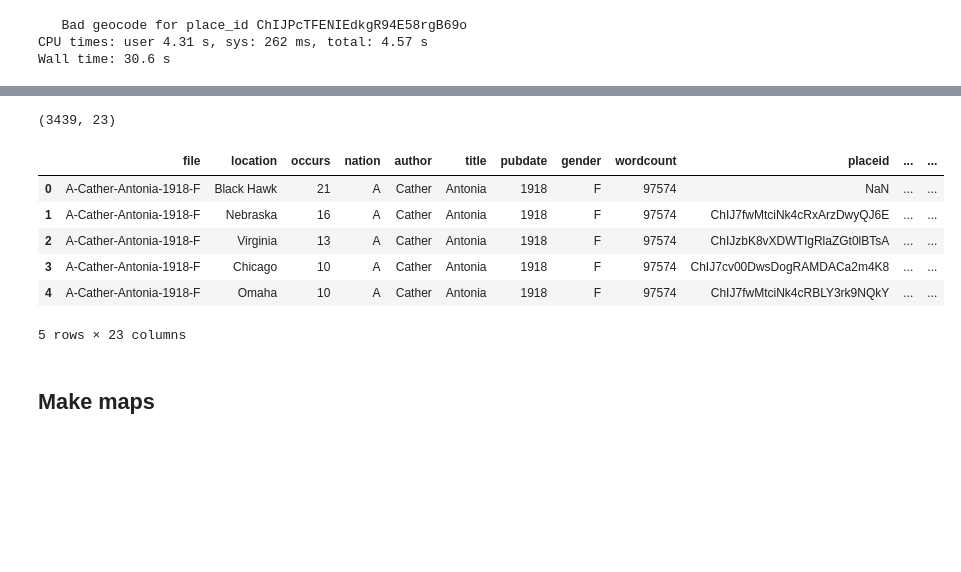
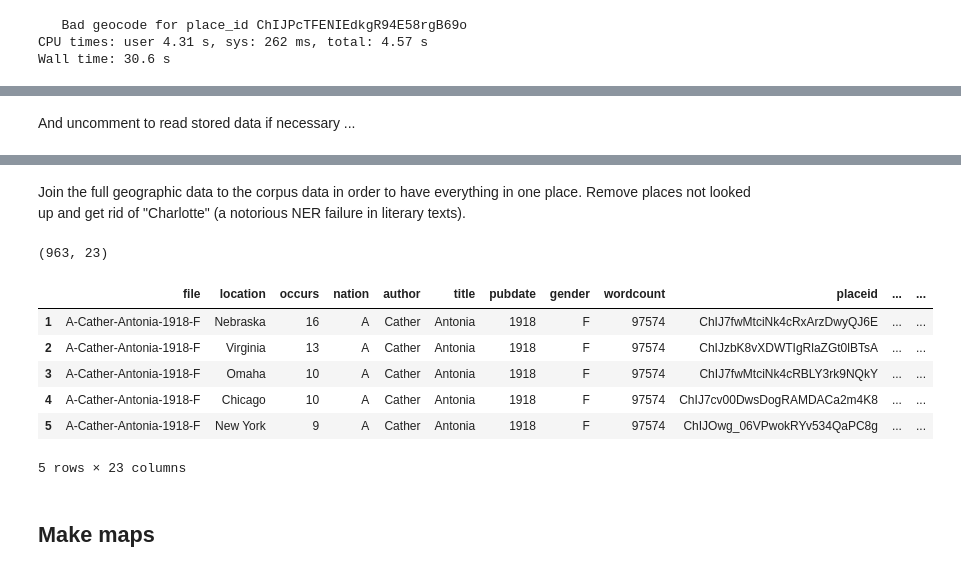
Before and after one commit to wilkens/edinburgh-masterclass, a Jupyter notebook: Notebooks/02 Textual Geography.ipynb, the cells around one changed output, grey strips where cells are left out. Saved outputs shown, nothing was run; the diff lists cells and outputs as text; code cells hidden in the pictures; blank space fills up the shorter version.

```diff
--- a/Notebooks/02 Textual Geography.ipynb
+++ b/Notebooks/02 Textual Geography.ipynb
@@ -98,9 +103,6 @@ books.head()
 
 The taged NER files are in the `..Data/NER/` directory. We need a function that will parse each one and return just the locations for further processing.
 # %%
-import pandas as pd
-import numpy as np
-
 def get_loc(line):
     '''Takes a string of NER output.
        Returns a location if found, else None.'''
@@ -115,6 +117,7 @@ def get_loc(line):
 
 def ingest_ner(f):
     '''Take a file handle for an NER output file.
+       Uses get_loc() to extract locations.
        Returns a dict of locations and counts.'''
     from collections import defaultdict
     locations = defaultdict(lambda: 0)
@@ -403,4 +479,6 @@ geodata_df.head()
 | ChIJ-bDD5__lhVQRuvNfbGh4QpQ | Washington | None | None | None | United States | Washington, USA | 47.7511 | None | ... |
 | ChIJ-yRniZpWPEURE_YRZvj9CRQ | None | None | None | None | Russia | Russia | 61.524 | None | ... |
 | ChIJ-ydAXOS6WUgRCPTbzjQSfM8 | None | None | None | None | Ireland | Ireland | 53.4129 | None | ... |
+# %% [markdown]
+And uncomment to read stored data if necessary ...
 # %%
@@ -420,16 +498,20 @@ placeids_geo.head()
 | Jackson Street | ChIJw34Q38OAhYARULF5jDe-8cE | California | San Francisco County | NaN | NaN | United States | Jackson St, San Francisco, CA, USA | 37.793318 | San Francisco | ... |
 | Hudson | ChIJbU_L8ymU3YkRzaqMXJfLnmQ | New York | Columbia County | NaN | NaN | United States | Hudson, NY 12534, USA | 42.252865 | Hudson | ... |
 | Waterloo | ChIJ3xjvH7NN5YcRGOs8-41AWeg | Iowa | Black Hawk County | NaN | NaN | United States | Waterloo, IA, USA | 42.492786 | Waterloo | ... |
+# %% [markdown]
+Join the full geographic data to the corpus data in order to have everything in one place. Remove places not looked up and get rid of "Charlotte" (a notorious NER failure in literary texts).
 # %%
 geo_all = geo.join(placeids_geo, on='location')
+geo_all = geo_all[geo_all.placeid.notnull()]
+geo_all = geo_all[geo_all['locality']!='Charlotte']
 print(geo_all.shape)
 geo_all.head()
 # %% [output]
-(3439, 23)
+(963, 23)
 |  | file | location | occurs | nation | author | title | pubdate | gender | wordcount | placeid | ... | ... |
-| 0 | A-Cather-Antonia-1918-F | Black Hawk | 21 | A | Cather | Antonia | 1918 | F | 97574 | NaN | ... | ... |
 | 1 | A-Cather-Antonia-1918-F | Nebraska | 16 | A | Cather | Antonia | 1918 | F | 97574 | ChIJ7fwMtciNk4cRxArzDwyQJ6E | ... | ... |
 | 2 | A-Cather-Antonia-1918-F | Virginia | 13 | A | Cather | Antonia | 1918 | F | 97574 | ChIJzbK8vXDWTIgRlaZGt0lBTsA | ... | ... |
-| 3 | A-Cather-Antonia-1918-F | Chicago | 10 | A | Cather | Antonia | 1918 | F | 97574 | ChIJ7cv00DwsDogRAMDACa2m4K8 | ... | ... |
-| 4 | A-Cather-Antonia-1918-F | Omaha | 10 | A | Cather | Antonia | 1918 | F | 97574 | ChIJ7fwMtciNk4cRBLY3rk9NQkY | ... | ... |
+| 3 | A-Cather-Antonia-1918-F | Omaha | 10 | A | Cather | Antonia | 1918 | F | 97574 | ChIJ7fwMtciNk4cRBLY3rk9NQkY | ... | ... |
+| 4 | A-Cather-Antonia-1918-F | Chicago | 10 | A | Cather | Antonia | 1918 | F | 97574 | ChIJ7cv00DwsDogRAMDACa2m4K8 | ... | ... |
+| 5 | A-Cather-Antonia-1918-F | New York | 9 | A | Cather | Antonia | 1918 | F | 97574 | ChIJOwg_06VPwokRYv534QaPC8g | ... | ... |
 5 rows × 23 columns
```
Also changed, not shown: parts of 35 cells of this notebook, 1 other file.
